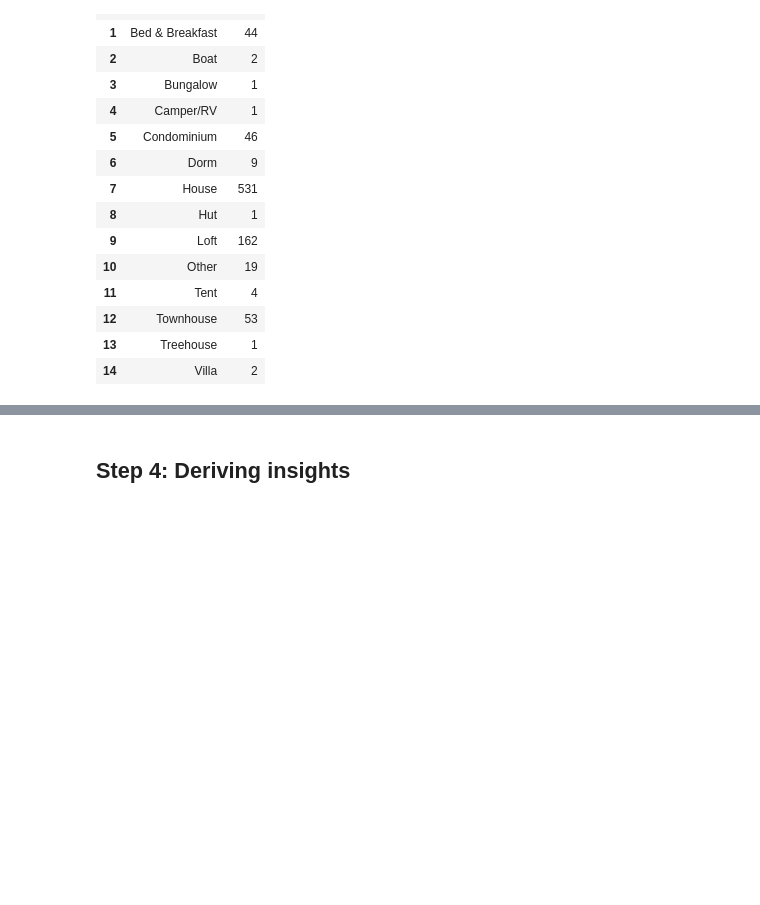
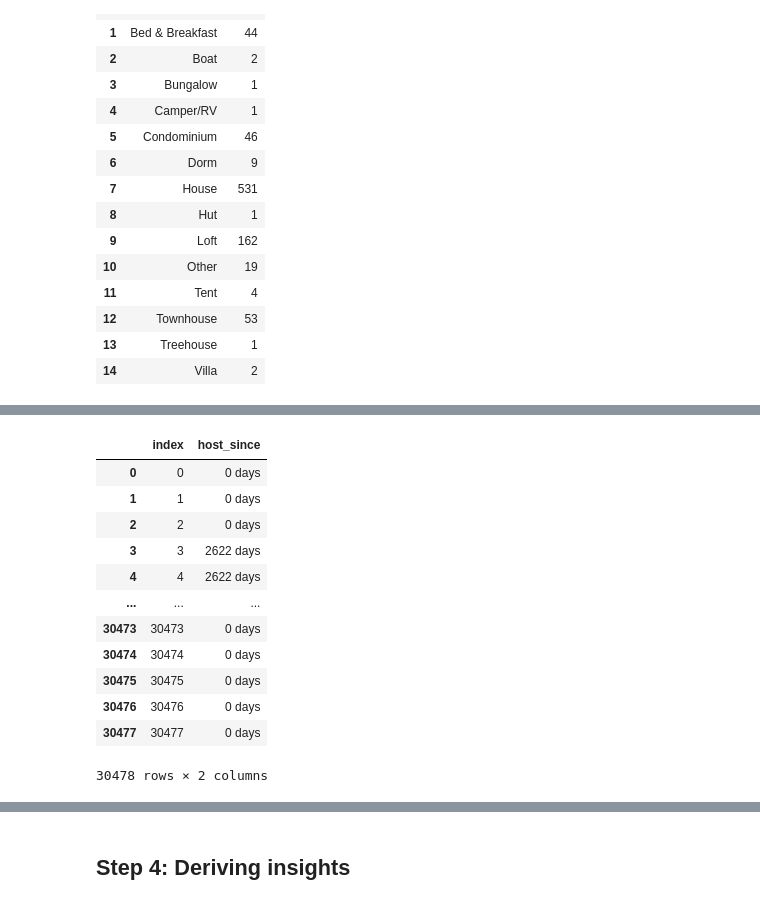
Before and after one commit to normanmunge/airbnb-listing-newyork-eda, a Jupyter notebook: airbnb_listing_newyork.ipynb, the cells around one changed output, grey strips where cells are left out. Cells and saved outputs as stored; diff of their text form; code cells hidden in the pictures; blank space fills up the shorter version.

```diff
--- a/airbnb_listing_newyork.ipynb
+++ b/airbnb_listing_newyork.ipynb
@@ -40,7 +41,7 @@ from ydata_profiling import ProfileReport
 # %% [markdown]
 Step 2: Loading and inspecting dataset
 # %%
-airbnb_df = pd.read_csv('/content/airbnb_price_list_newyork.csv')
+airbnb_df = pd.read_csv('datasets/airbnb_price_list_newyork.csv')
 df = airbnb_df.copy()
 df.head()
 # %% [output]
@@ -202,0 +218,18 @@ df.describe()
+# %%
+# getting the duration of the listings
+date_difference =df.host_since.apply( lambda x:  max_date.host_since - x)
+date_difference.reset_index()
+# %% [output]
+|  | index | host_since |
+| 0 | 0 | 0 days |
+| 1 | 1 | 0 days |
+| 2 | 2 | 0 days |
+| 3 | 3 | 2622 days |
+| 4 | 4 | 2622 days |
+| ... | ... | ... |
+| 30473 | 30473 | 0 days |
+| 30474 | 30474 | 0 days |
+| 30475 | 30475 | 0 days |
+| 30476 | 30476 | 0 days |
+| 30477 | 30477 | 0 days |
+30478 rows × 2 columns
```
Also changed, not shown: parts of 19 cells of this notebook.
